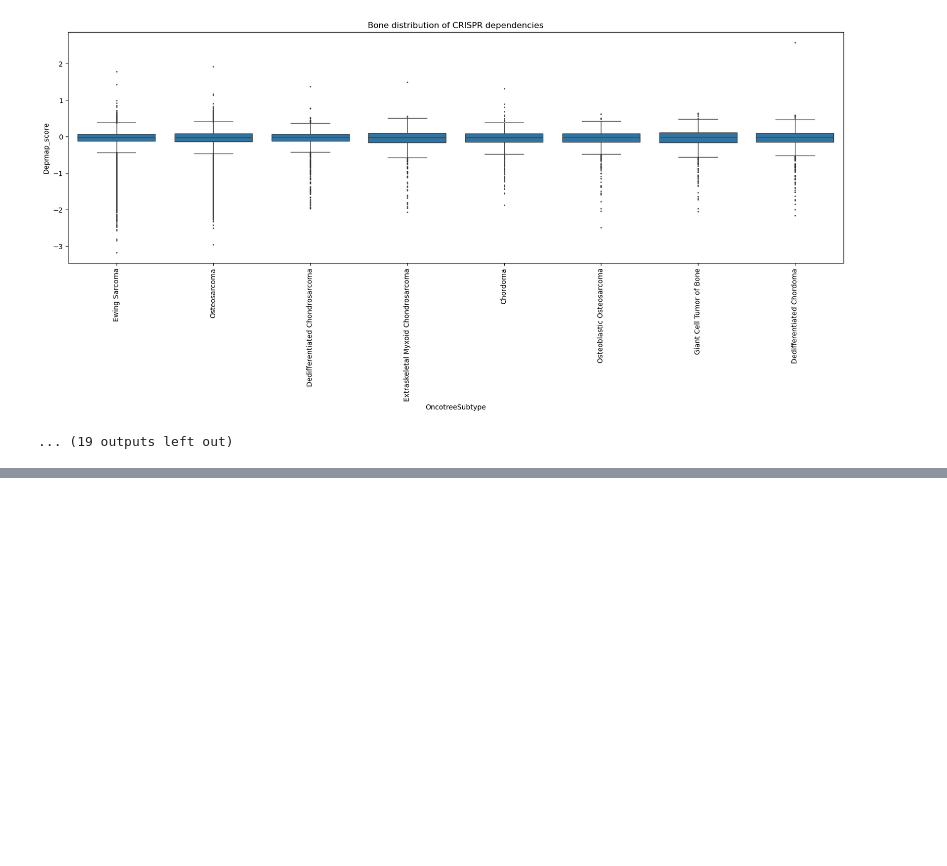
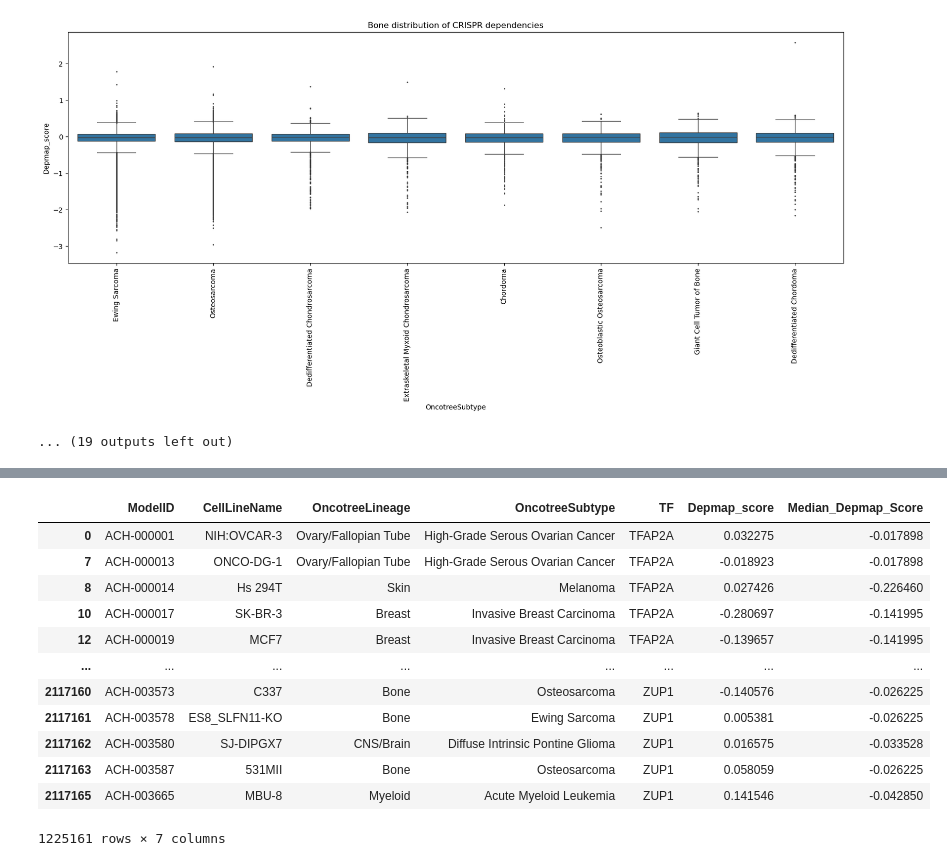
Before and after one commit to ddiannae/cancer_bootcamp25, a Jupyter notebook: project_week_get_tf_dependencies.ipynb, the cells around one changed output, grey strips where cells are left out. Drawn from its saved outputs; the diff is of its cells as text; code cells hidden in the pictures; blank space fills up the shorter version.

```diff
--- a/project_week_get_tf_dependencies.ipynb
+++ b/project_week_get_tf_dependencies.ipynb
@@ -222,0 +334,17 @@ for lineage in crispr_dependencies_long['OncotreeLineage'].unique():
+# %%
+crispr_dependencies_long = crispr_dependencies_long[crispr_dependencies_long["Median_Depmap_Score"] < 0]
+crispr_dependencies_long
+# %% [output]
+|  | ModelID | CellLineName | OncotreeLineage | OncotreeSubtype | TF | Depmap_score | Median_Depmap_Score |
+| 0 | ACH-000001 | NIH:OVCAR-3 | Ovary/Fallopian Tube | High-Grade Serous Ovarian Cancer | TFAP2A | 0.032275 | -0.017898 |
+| 7 | ACH-000013 | ONCO-DG-1 | Ovary/Fallopian Tube | High-Grade Serous Ovarian Cancer | TFAP2A | -0.018923 | -0.017898 |
+| 8 | ACH-000014 | Hs 294T | Skin | Melanoma | TFAP2A | 0.027426 | -0.226460 |
+| 10 | ACH-000017 | SK-BR-3 | Breast | Invasive Breast Carcinoma | TFAP2A | -0.280697 | -0.141995 |
+| 12 | ACH-000019 | MCF7 | Breast | Invasive Breast Carcinoma | TFAP2A | -0.139657 | -0.141995 |
+| ... | ... | ... | ... | ... | ... | ... | ... |
+| 2117160 | ACH-003573 | C337 | Bone | Osteosarcoma | ZUP1 | -0.140576 | -0.026225 |
+| 2117161 | ACH-003578 | ES8_SLFN11-KO | Bone | Ewing Sarcoma | ZUP1 | 0.005381 | -0.026225 |
+| 2117162 | ACH-003580 | SJ-DIPGX7 | CNS/Brain | Diffuse Intrinsic Pontine Glioma | ZUP1 | 0.016575 | -0.033528 |
+| 2117163 | ACH-003587 | 531MII | Bone | Osteosarcoma | ZUP1 | 0.058059 | -0.026225 |
+| 2117165 | ACH-003665 | MBU-8 | Myeloid | Acute Myeloid Leukemia | ZUP1 | 0.141546 | -0.042850 |
+1225161 rows × 7 columns
```
Also changed, not shown: parts of 16 cells of this notebook.
